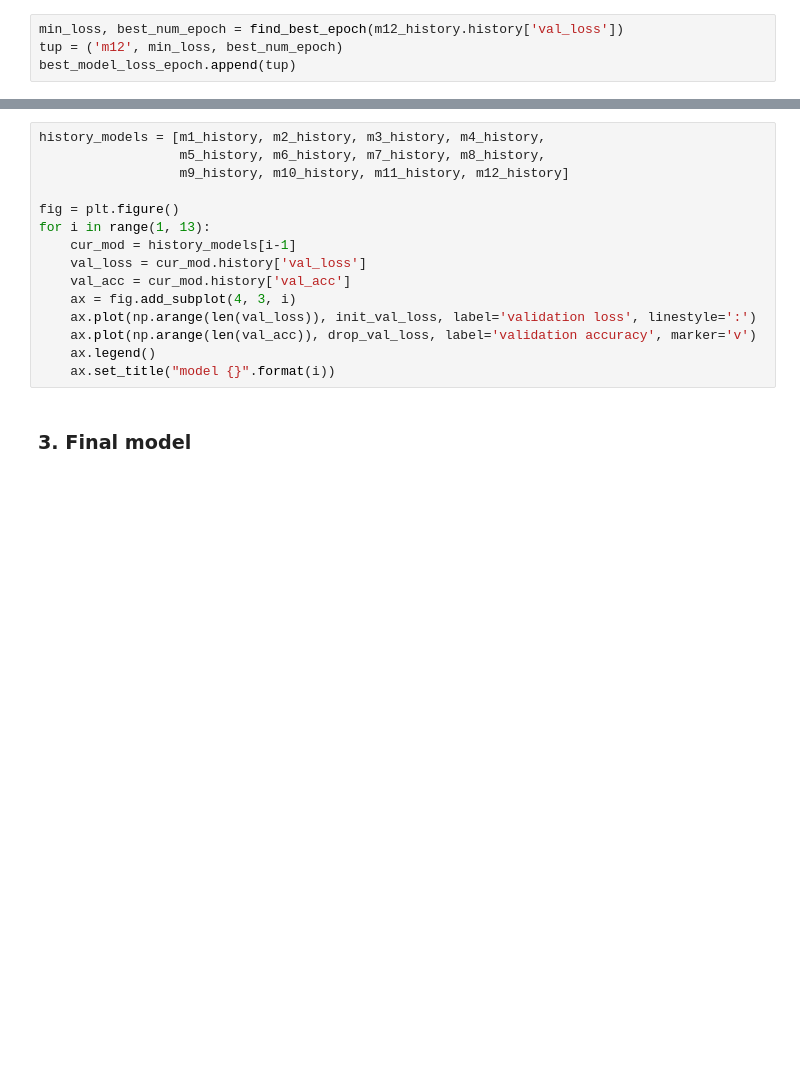
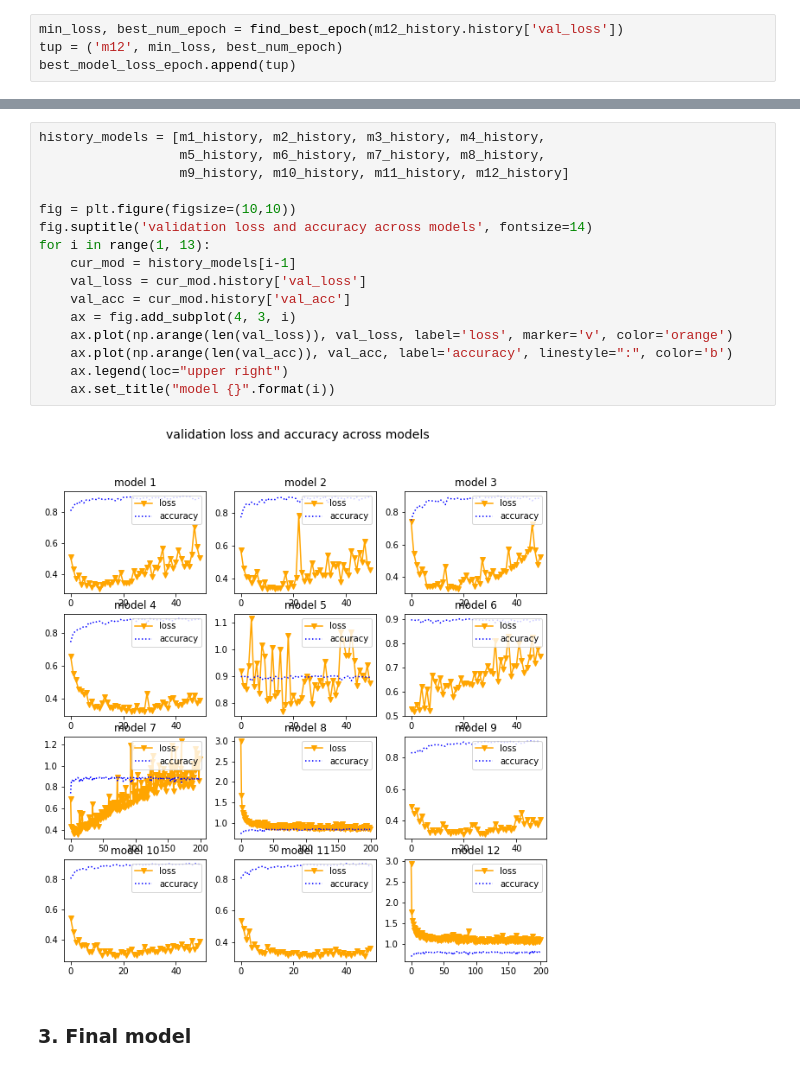
Before and after one commit to css-research/hw01, a Jupyter notebook: Tan_Sanittawan_draft_hw01.ipynb, the cells around one changed output, grey strips where cells are left out. Saved outputs shown, nothing was run; the diff lists cells and outputs as text; blank space fills up the shorter version.

```diff
--- a/Tan_Sanittawan_draft_hw01.ipynb
+++ b/Tan_Sanittawan_draft_hw01.ipynb
@@ -818,18 +842,21 @@ print(best_model_loss_epoch)
 # %%
 history_models = [m1_history, m2_history, m3_history, m4_history,
                   m5_history, m6_history, m7_history, m8_history,
                   m9_history, m10_history, m11_history, m12_history]
 
-fig = plt.figure()
+fig = plt.figure(figsize=(10,10))
+fig.suptitle('validation loss and accuracy across models', fontsize=14)
 for i in range(1, 13):
     cur_mod = history_models[i-1]
     val_loss = cur_mod.history['val_loss']
     val_acc = cur_mod.history['val_acc']
     ax = fig.add_subplot(4, 3, i)
-    ax.plot(np.arange(len(val_loss)), init_val_loss, label='validation loss', linestyle=':')
-    ax.plot(np.arange(len(val_acc)), drop_val_loss, label='validation accuracy', marker='v')
-    ax.legend()
+    ax.plot(np.arange(len(val_loss)), val_loss, label='loss', marker='v', color='orange')
+    ax.plot(np.arange(len(val_acc)), val_acc, label='accuracy', linestyle=":", color='b')
+    ax.legend(loc="upper right")
     ax.set_title("model {}".format(i))
+# %% [output]
+[figure, added]
 # %% [markdown]
 ### 3. Final model
 # %%
```
Also changed, not shown: parts of 35 cells of this notebook.
